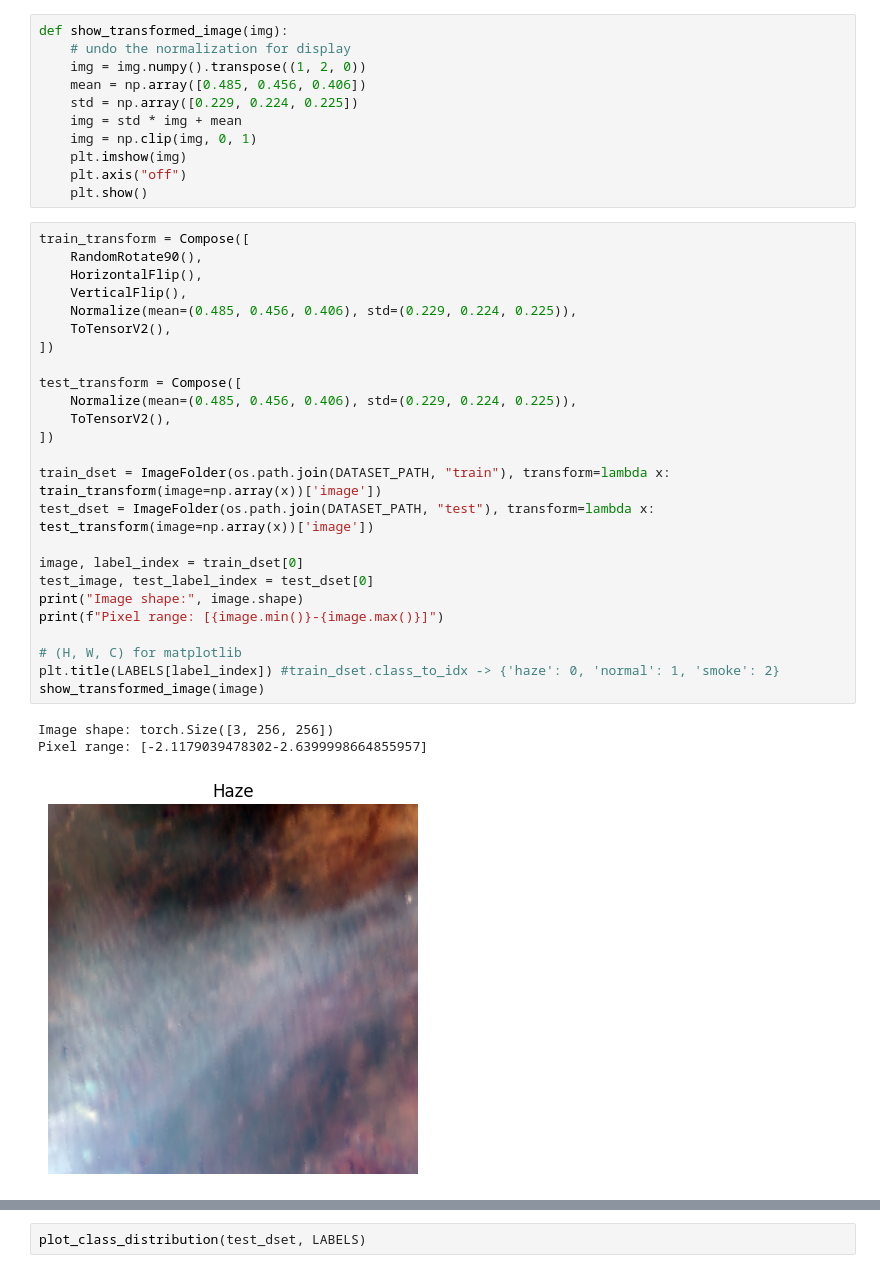
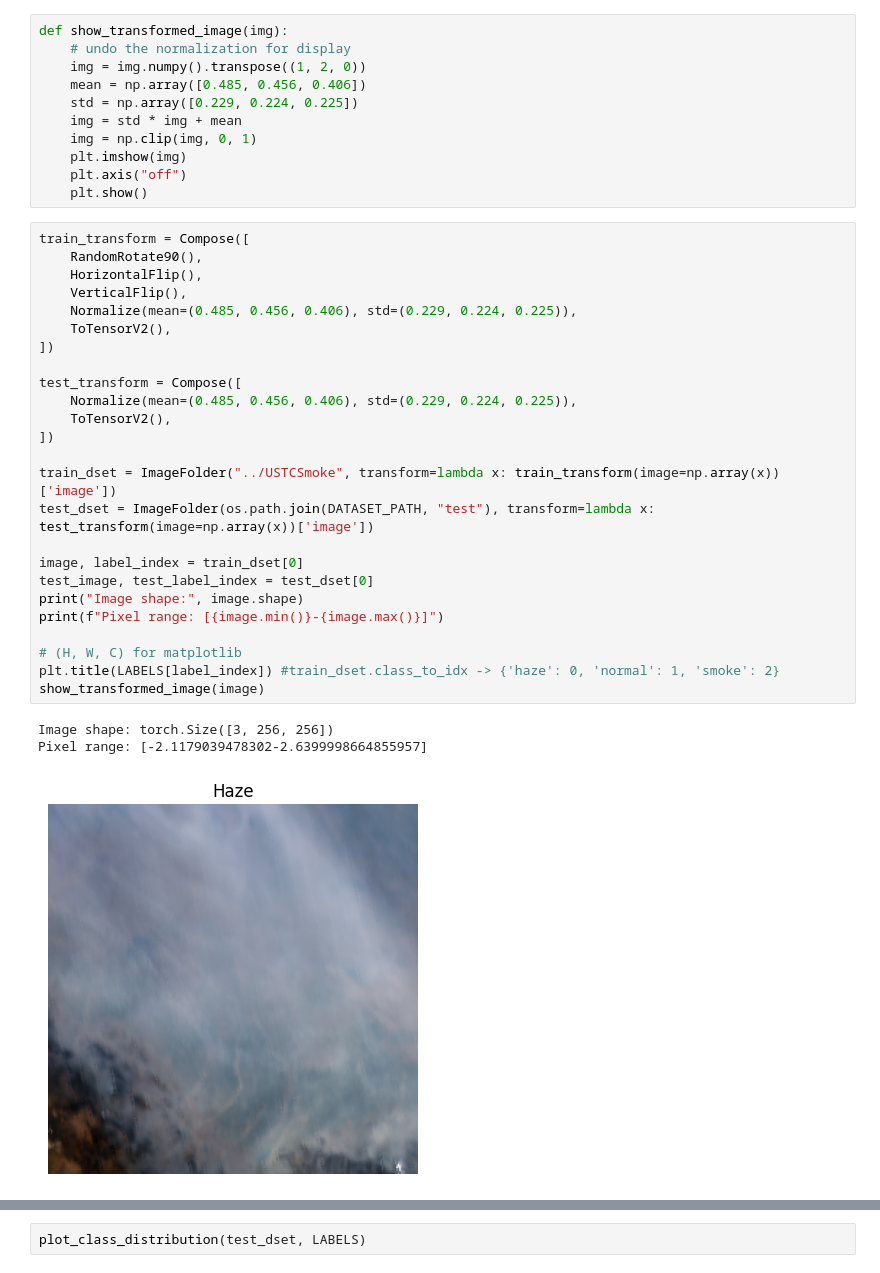
Before and after one commit to guanyuehan/hacx-cs10, a Jupyter notebook: Models/start.ipynb, the cells around one changed output, grey strips where cells are left out. Drawn from its saved outputs; the diff is of its cells as text.

Commit message:
fixed model code plus extra training stuff

```diff
--- a/Models/start.ipynb
+++ b/Models/start.ipynb
@@ -65,32 +67,32 @@ def show_transformed_image(img):
 # %%
 train_transform = Compose([
     RandomRotate90(),
     HorizontalFlip(),
     VerticalFlip(),
     Normalize(mean=(0.485, 0.456, 0.406), std=(0.229, 0.224, 0.225)),
     ToTensorV2(),
 ])
 
 test_transform = Compose([
     Normalize(mean=(0.485, 0.456, 0.406), std=(0.229, 0.224, 0.225)),
     ToTensorV2(),
 ])
 
-train_dset = ImageFolder(os.path.join(DATASET_PATH, "train"), transform=lambda x: train_transform(image=np.array(x))['image'])
+train_dset = ImageFolder("../USTCSmoke", transform=lambda x: train_transform(image=np.array(x))['image'])
 test_dset = ImageFolder(os.path.join(DATASET_PATH, "test"), transform=lambda x: test_transform(image=np.array(x))['image'])
 
 image, label_index = train_dset[0]
 test_image, test_label_index = test_dset[0]
 print("Image shape:", image.shape)
 print(f"Pixel range: [{image.min()}-{image.max()}]")
 
 # (H, W, C) for matplotlib
 plt.title(LABELS[label_index]) #train_dset.class_to_idx -> {'haze': 0, 'normal': 1, 'smoke': 2}
 show_transformed_image(image)
 # %% [output]
 Image shape: torch.Size([3, 256, 256])
 Pixel range: [-2.1179039478302-2.6399998664855957]
-[figure, old version]
+[figure, new version]
 # %%
 def plot_class_distribution(dataset, labels):
     class_counts = [0] * len(labels)
```
Also changed, not shown: parts of 15 cells of this notebook, 4 other files.
